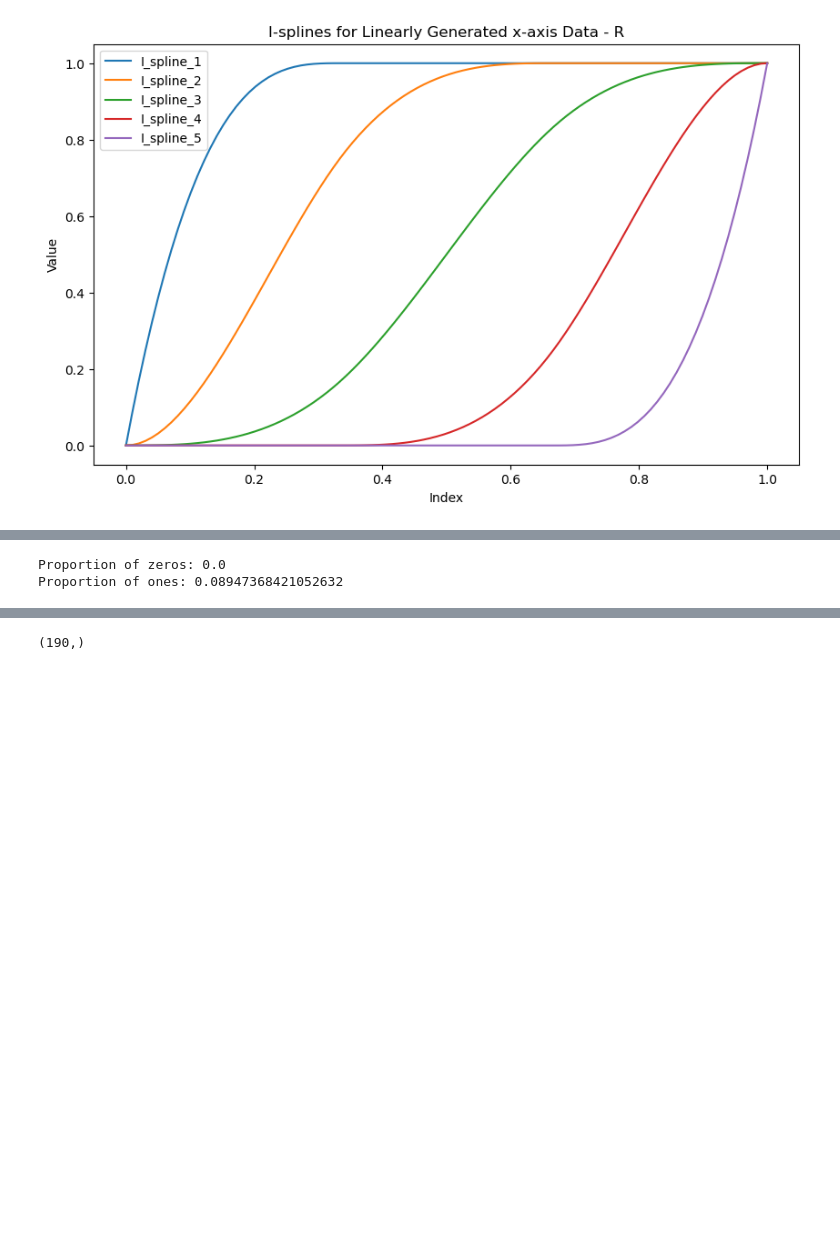
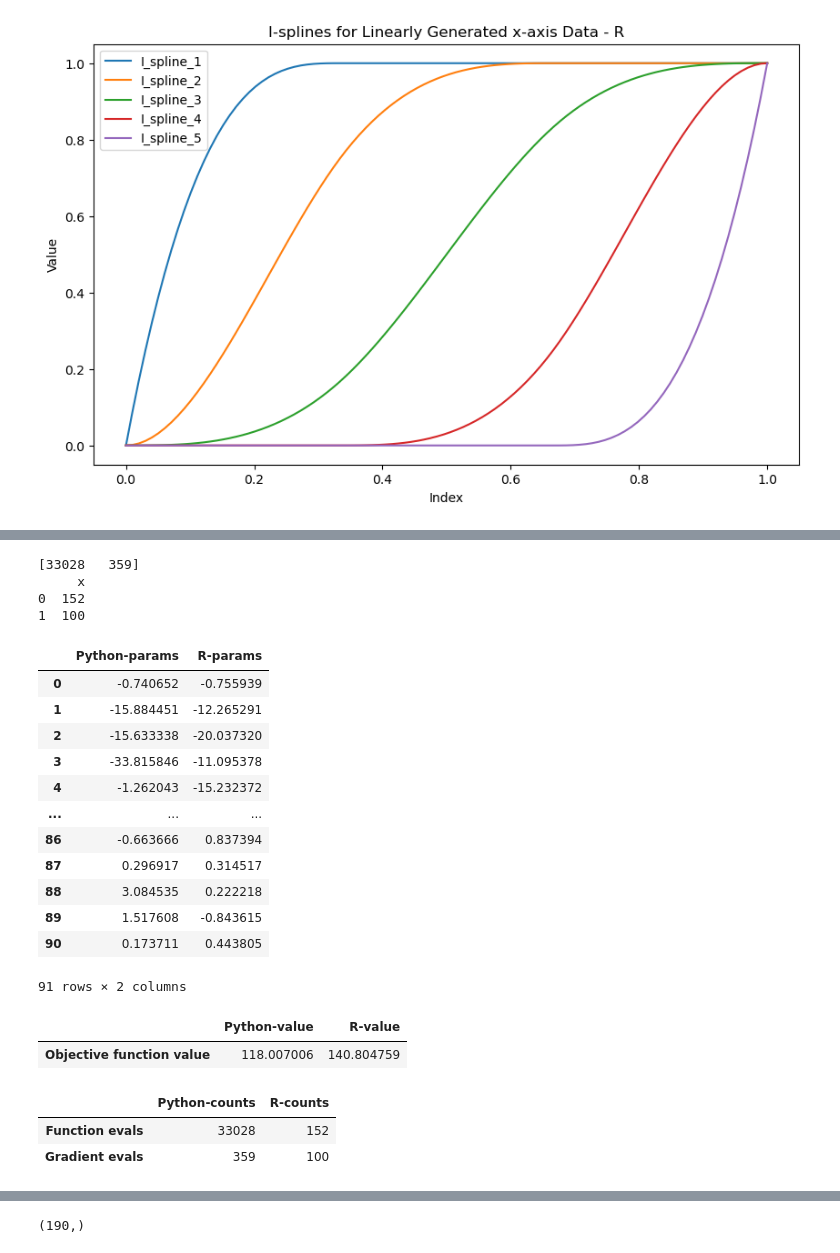
Before and after one commit to butterman0/spGDMM, a Jupyter notebook: nimble_code/SA Family/data_exploration_AFS.ipynb, the cells around one changed output, grey strips where cells are left out. Saved outputs shown, nothing was run; the diff lists cells and outputs as text; code cells hidden in the pictures; blank space fills up the shorter version.

Commit message:
refactor: break optimisation into parts

```diff
--- a/nimble_code/SA Family/data_exploration_AFS.ipynb
+++ b/nimble_code/SA Family/data_exploration_AFS.ipynb
@@ -409,23 +443,58 @@ ValueError: 'iSpline(gmap, degree = 2, df = 5, intercept = TRUE)1' is not in lis
+# %%
+print(optimised_counts)
+print(optimised_counts_R)
+# %% [output]
+[33028   359]
+     x
+0  152
+1  100
+# %%
+# Comparing to optimisation in R
+optimised_params_R = pd.read_csv("CSV-comparisons/optimised_params_R.csv")
+optimised_value_R = pd.read_csv("CSV-comparisons/optimised_value_R.csv")
+optimised_counts_R = pd.read_csv("CSV-comparisons/optimised_counts_R.csv")
+
+# Put two optimisations side by side in the same dataframe
+# Create separate dataframes for each comparison since they have different row numbers
+optimised_params_df = pd.DataFrame({
+    'Python-params': optimised_params,
+    'R-params': optimised_params_R.values.reshape(-1)
+})
+
+optimised_value_df = pd.DataFrame({
+    'Python-value': [optimised_value],
+    'R-value': optimised_value_R.values.reshape(-1)
+}, index=['Objective function value'])
+
+optimised_counts_df = pd.DataFrame({
+    'Python-counts': optimised_counts.reshape(-1),
+    'R-counts': optimised_counts_R.values.reshape(-1)
+}, index=['Function evals', 'Gradient evals'])
+
+# Display the dataframes
+display(optimised_params_df)
+display(optimised_value_df)
+display(optimised_counts_df)
+# %% [output]
+|  | Python-params | R-params |
+| 0 | -0.740652 | -0.755939 |
+| 1 | -15.884451 | -12.265291 |
+| 2 | -15.633338 | -20.037320 |
+| 3 | -33.815846 | -11.095378 |
+| 4 | -1.262043 | -15.232372 |
+| ... | ... | ... |
+| 86 | -0.663666 | 0.837394 |
+| 87 | 0.296917 | 0.314517 |
+| 88 | 3.084535 | 0.222218 |
+| 89 | 1.517608 | -0.843615 |
+| 90 | 0.173711 | 0.443805 |
+91 rows × 2 columns
+|  | Python-value | R-value |
+| Objective function value | 118.007006 | 140.804759 |
+|  | Python-counts | R-counts |
+| Function evals | 33028 | 152 |
+| Gradient evals | 359 | 100 |
 # %%
-#------------------------------------------------------------------------
-# Get initial values to speed up spGDMM fitting
-#------------------------------------------------------------------------
-
-# Fit linear model
-lm_mod = LinearRegression(fit_intercept=True).fit(X_GDM, np.log(Z))
-
-# Define objective function
-objective = lambda params: np.sum((np.log(Z) - params[0] - X_GDM @ np.exp(params[1:(p+1)]))**2)
-
-# Set up initial parameters, taking logs of positive and setting negative coefficients to -10
-initial_params = np.concatenate([
-    [0.3],  # Intercept, why chosen to be this?
-    np.where(lm_mod.coef_ > 0, np.log(lm_mod.coef_), -10),  # Log coefficients greater than 0, and set those < 0 to -10
-    #np.random.randn(ns)  # Random values for each site
-])
-
-optimized_params = minimize(objective, initial_params, method='BFGS').x
-
 #------------------------------------------------------------------------
 # Fix spatial range parameter (rho = 1 / phi) heuristically (can also estimate using the data, or even deep GP).
 # Setting up spatial correlation structure.
@@ -443,6 +512,3 @@ R_inv = np.linalg.inv(R_spat_mat)
 # NOTE these features are not orthogonal as they were in the R implementation
 X_sigma = PolynomialFeatures(degree=3, include_bias=True).fit_transform(vec_distance.reshape(-1, 1))
 p_sigma = X_sigma.shape[1]
-# %% [output]
-Proportion of zeros: 0.0
-Proportion of ones: 0.08947368421052632
```
Also changed, not shown: parts of 27 cells of this notebook.
